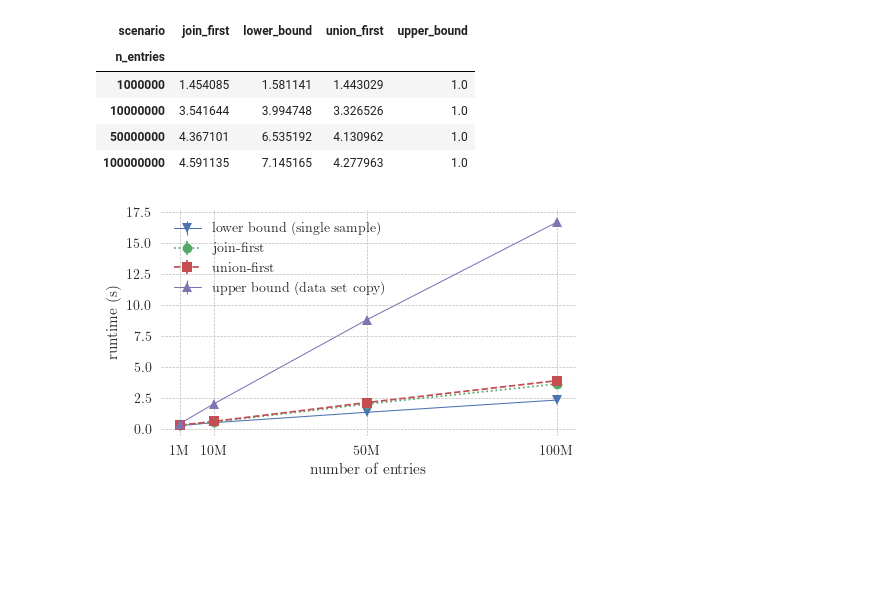
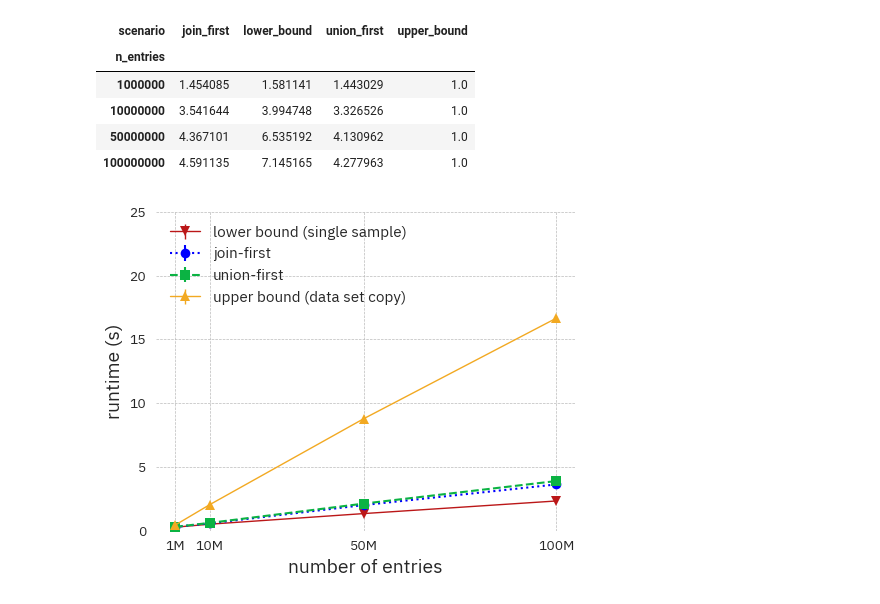
Before and after one commit to enirolf/hep-data-combination-benchmarks, a Jupyter notebook: scenario2.ipynb, the cells around one changed output. Drawn from its saved outputs; the diff is of its cells as text; code cells hidden in the pictures; blank space fills up the shorter version.

```diff
--- a/scenario2.ipynb
+++ b/scenario2.ipynb
@@ -6,8 +6,7 @@ import matplotlib.pyplot as plt
 
 plt.style.use("seaborn-v0_8")
 plt.rcParams.update({
-    "text.usetex": True,
-    "font.family": "serif",
+    "font.family": "IBM Plex Sans",
     "axes.facecolor": "#FFFFFF",
     "axes.grid": True,
     "axes.grid.which": "major",
@@ -16,10 +15,12 @@ plt.rcParams.update({
     "axes.spines.left": True,
     "axes.spines.right": True,
     "axes.spines.top": True,
+    "axes.labelsize": 14,
     "grid.color": "#BBBBBB",
     "grid.linestyle": "--",
     "grid.linewidth": .5,
-    "figure.frameon": True
+    "figure.frameon": True,
+    "legend.fontsize": 11
 })
 # %%
 SCENARIOS = ["lower_bound", "upper_bound", "join_first", "union_first"]
@@ -71,7 +72,7 @@ See the caveats in the documentation: https://pandas.pydata.org/pandas-docs/stab
 | 50000000 | 4.367101 | 6.535192 | 4.130962 | 1.0 |
 | 100000000 | 4.591135 | 7.145165 | 4.277963 | 1.0 |
 # %%
-fig, ax = plt.subplots(figsize=(5,3))
+fig, ax = plt.subplots(figsize=(5,4))
 # ax.set_xscale("log")
 ax.set_xticks(df.index, labels=n_entries2numeric.keys())
 ax.set_xlabel("number of entries")
@@ -83,40 +84,45 @@ markers = ["", "s", "^", ""]
 ax.errorbar(df.index,
             df.walltime_mean["lower_bound"],
             yerr=df.walltime_std["lower_bound"],
             linestyle="solid",
-            linewidth=0.75,
-            marker="v"
+            linewidth=1,
+            marker="v",
+            color="#BB1718"
            )
 
 ax.errorbar(df.index,
             df.walltime_mean["join_first"],
             yerr=df.walltime_std["join_first"],
             linestyle="dotted",
-            linewidth=1.25,
-            marker="o"
+            linewidth=1.5,
+            marker="o",
+            color="#0000FF"
            )
 
 ax.errorbar(df.index,
             df.walltime_mean["union_first"],
             yerr=df.walltime_std["union_first"],
             linestyle="dashed",
-            linewidth=1.25,
+            linewidth=1.5,
             marker="s",
+            color="#0BB343"
            )
 
 ax.errorbar(df.index,
             df.walltime_mean["upper_bound"],
             yerr=df.walltime_std["upper_bound"],
             linestyle="solid",
-            linewidth=0.75,
-            marker="^"
+            linewidth=1,
+            marker="^",
+            color="#F2A922",
            )
 
-ax.legend(["lower bound (single sample)", "join-first", "union-first", "upper bound (data set copy)"])
+ax.set_ylim([0, 25])
+ax.legend(["lower bound (single sample)", "join-first", "union-first", "upper bound (data set copy)"], loc="upper left")
 
 fig.tight_layout()
 fig.savefig("plots/runtime_scenario2.pdf", transparent=True)
-fig.savefig("plots/runtime_scenario2.png", transparent=True)
+fig.savefig("/home/florine/cernbox/2025_ICT_OPEN/runtime_scenario2.png", transparent=True, dpi=1000)
 fig.savefig("plots/runtime_scenario2.tex", format="pgf", transparent=True)
 # %% [output]
-[figure, old version]
+[figure, new version]
```
Also changed, not shown: 13 other files.
